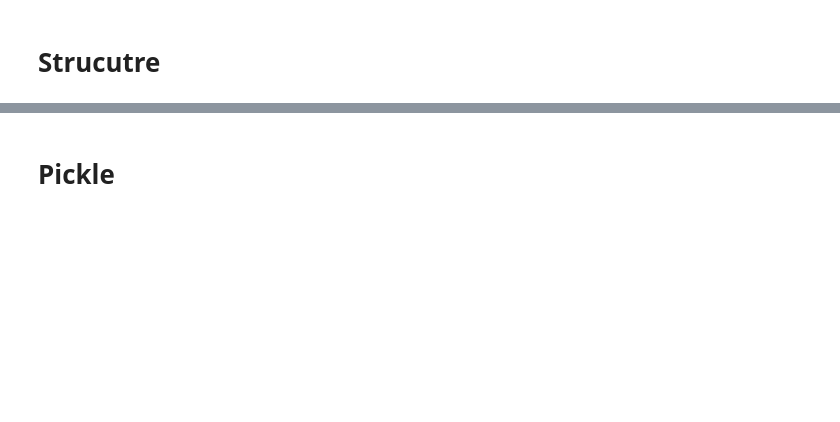
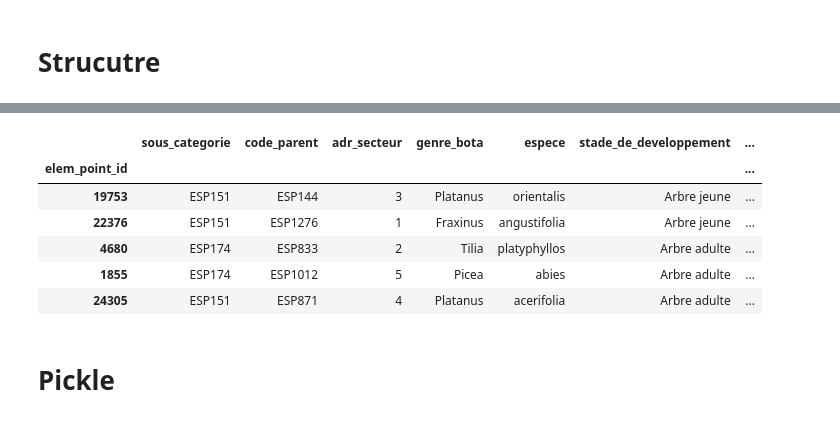
Before and after one commit to ThibaultLaunois/Campnum-12_ML1, a Jupyter notebook: notebooks/1-Import_clean.ipynb, the cells around one changed output, grey strips where cells are left out. Cells and saved outputs as stored; diff of their text form; code cells hidden in the pictures; blank space fills up the shorter version.

```diff
--- a/notebooks/1-Import_clean.ipynb
+++ b/notebooks/1-Import_clean.ipynb
@@ -152,3 +168,13 @@ plt.show()
+# %%
+df.sample(5)
+# %% [output]
+|  | sous_categorie | code_parent | adr_secteur | genre_bota | espece | stade_de_developpement | ... |
+| elem_point_id |  |  |  |  |  |  | ... |
+| 19753 | ESP151 | ESP144 | 3 | Platanus | orientalis | Arbre jeune | ... |
+| 22376 | ESP151 | ESP1276 | 1 | Fraxinus | angustifolia | Arbre jeune | ... |
+| 4680 | ESP174 | ESP833 | 2 | Tilia | platyphyllos | Arbre adulte | ... |
+| 1855 | ESP174 | ESP1012 | 5 | Picea | abies | Arbre adulte | ... |
+| 24305 | ESP151 | ESP871 | 4 | Platanus | acerifolia | Arbre adulte | ... |
 # %% [markdown]
 # Pickle
 # %%
```
Also changed, not shown: parts of 11 cells of this notebook, 1 other file.
